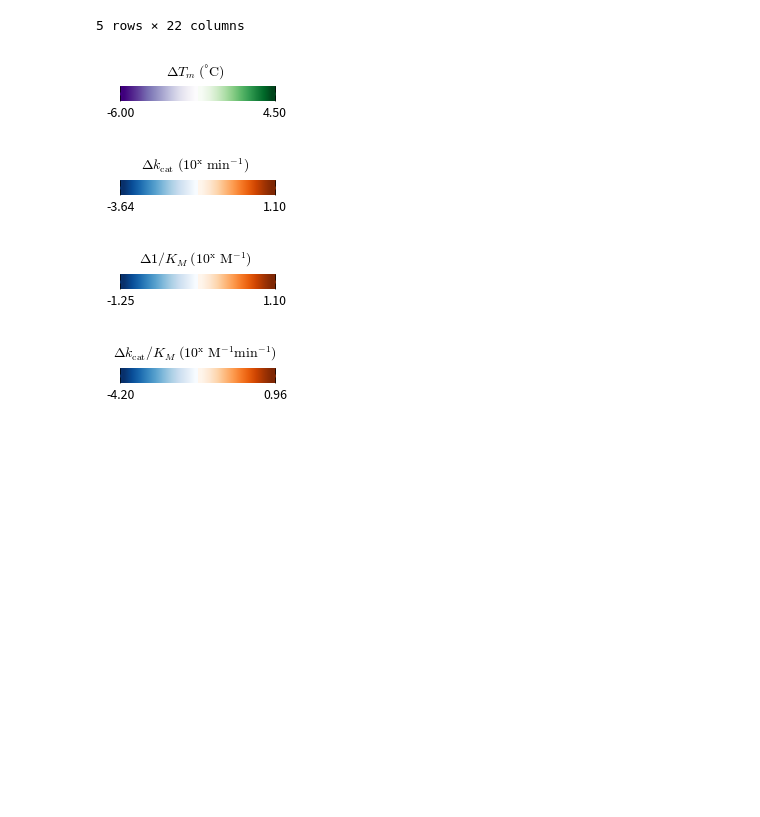
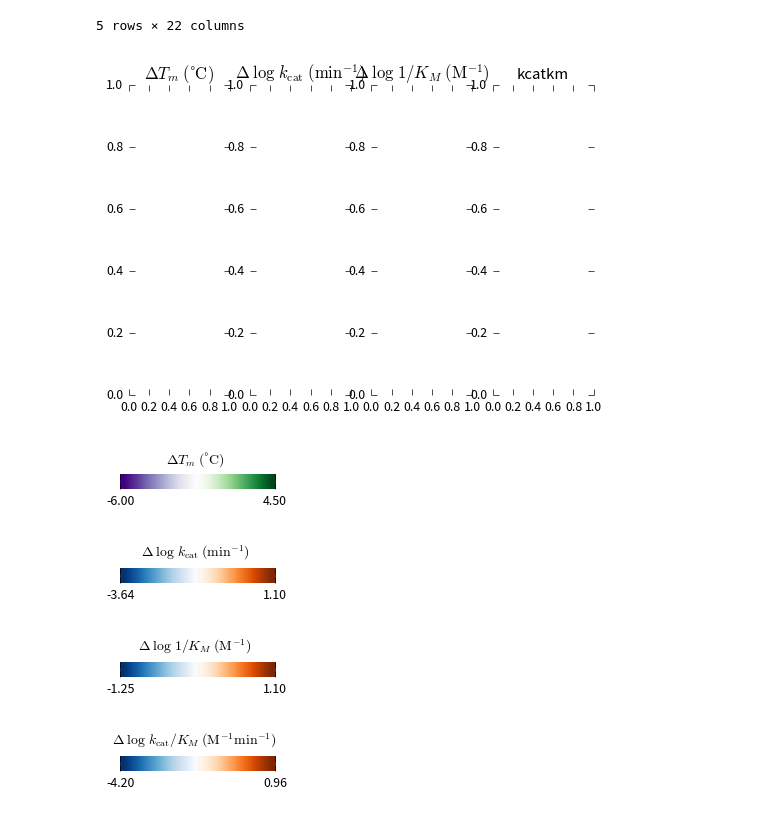
Before and after one commit to dacarlin/bglb_thermal, a Jupyter notebook: adjustable_col_heat_map.ipynb, the cells around one changed output. Saved outputs shown, nothing was run; the diff lists cells and outputs as text; code cells hidden in the pictures; blank space fills up the shorter version.

```diff
--- a/adjustable_col_heat_map.ipynb
+++ b/adjustable_col_heat_map.ipynb
@@ -32,8 +32,14 @@ Blues = plt.get_cmap( 'Blues' )
 Greens = plt.get_cmap( 'Greens' )
 Purples = plt.get_cmap( 'Purples' )
 Greys = plt.get_cmap( 'Greys' )
+# %%
+short_name = [ 'tm', 'kcat', 'km', 'kcatkm' ]
+label = [ r'$\Delta T_m \; \mathrm{(˚C)}$', r'$\Delta \; \mathrm{log} \; k_{\mathrm{cat}} \; (\mathrm{min}^{-1})$', r'$\Delta \; \mathrm{log} \; 1/K_M \; (\mathrm{M}^{-1}) }$', 'kcatkm', '$\Delta \; \mathrm{log} \; k_{\mathrm{cat}}/K_M \; (\mathrm{M}^{-1} \mathrm{min}^{-1})$' ]
 # %%
-# ok, for for each row, make a list
+fig, ax = plt.subplots( nrows=1, ncols=4 )
+for i in range( 4 ):
+    ax[i].set_title( label[i] )
+    # ok, for for each row, make a list
 # add the list to my_list
 #plt.style.use( 'bmh' )
 def make_colorbars( short_name='tm', label=r'$\Delta T_m \; \mathrm{(˚C)}$', pos_cmap=Greens, neg_cmap=Purples, pos_max=4.5, neg_max=-6 ):
@@ -58,45 +64,49 @@ def make_colorbars( short_name='tm', label=r'$\Delta T_m \; \mathrm{(˚C)}$', po
     ax[1].set_yticks([])
 
     fig.subplots_adjust( wspace=0, top=1.2 )
-    fig.show()
+    fig.savefig( 'paper_draft/fig/legend_{}.png'.format( short_name ), dpi=600 )
 
 make_colorbars()
-for const, const_label in [ ('kcat', r'$\Delta k_{\mathrm{cat}} \; \mathrm{(10^x \; min^{-1})}$' ), ('km', r'$\Delta 1/K_M \; \mathrm{ (10^x \; M^{-1}) }$'), ('kcatkm', '$\Delta k_{\mathrm{cat}}/K_M \; \mathrm{(10^x \; M^{-1}min^{-1})}$ ') ]:
-    make_colorbars( short_name=const, label=const_label, pos_cmap=Oranges, neg_cmap=Blues, pos_max=df['target_{}'.format(const)].max(), neg_max=df['target_{}'.format(const)].min() )
+for const, const_label in [
+    ('kcat', r'$\Delta \; \mathrm{log} \; k_{\mathrm{cat}} \; (\mathrm{min}^{-1})$' ),
+    ('km', r'$\Delta \; \mathrm{log} \; 1/K_M \; (\mathrm{M}^{-1}) }$'),
+    ('kcatkm', '$\Delta \; \mathrm{log} \; k_{\mathrm{cat}}/K_M \; (\mathrm{M}^{-1} \mathrm{min}^{-1})$ ')
+]: make_colorbars( short_name=const, label=const_label, pos_cmap=Oranges, neg_cmap=Blues, pos_max=df['target_{}'.format(const)].max(), neg_max=df['target_{}'.format(const)].min() )
 
 def color_tm( x, const='tm' ):
     if np.isnan( x ):
         return (0,0,0,0)
     elif abs( 0 - x ) < 0.05:
         return (1,1,1,1)
     elif x > 0:
         return Greens( x / df['target_{}'.format(const)].max() )
     else:
         return Purples( x / df['target_{}'.format(const)].min() )
 
 def color_const( x, const ):
     if np.isnan( x ):
         return (0,0,0,0)
     elif abs( 0 - x ) < 0.05:
         return (1,1,1,1)
     elif x > 0:
         return Oranges( x / df['target_{}'.format(const)].max() )
     else:
         return Blues( x / df['target_{}'.format(const)].min() )
 
 my_list = []
 for index, row in df.iterrows():
     my_list.append( [
         Greys( row.expression + 0.25 ),
         color_tm( row.target_tm ),
         color_const( row.target_kcat, 'kcat' ),
         color_const( row.target_km, 'km' ),
         color_const( row.target_kcatkm, 'kcatkm' ),
         Reds( row.conserved ),
     ] )
 my_array = np.array( my_list )
 # %% [output]
-[figure, old version]
+[figure, new version]
-[figure, old version]
+[figure, new version]
-[figure, old version]
+[figure, new version]
-[figure, old version]
+[figure, new version]
+[figure, added]
```
Also changed, not shown: parts of 2 cells of this notebook, 21 other files.
